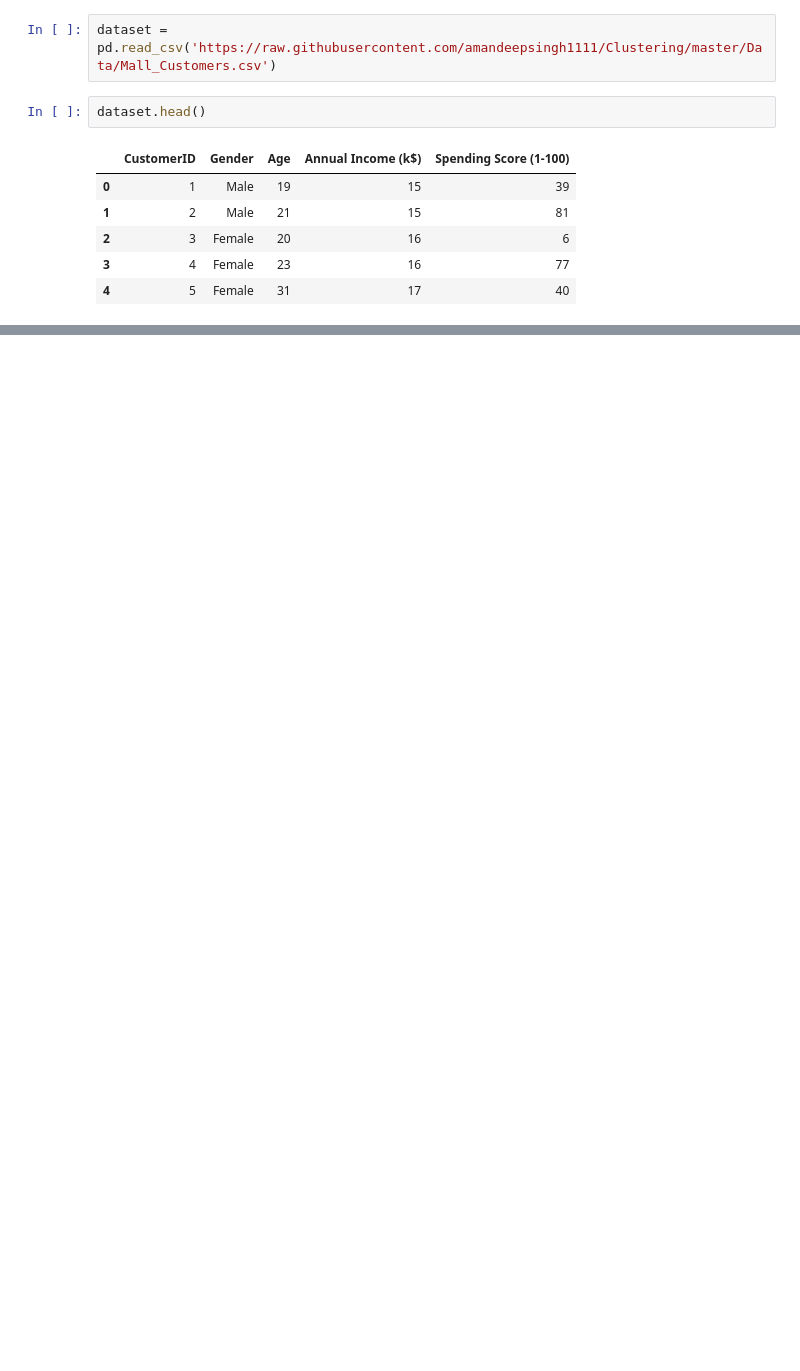
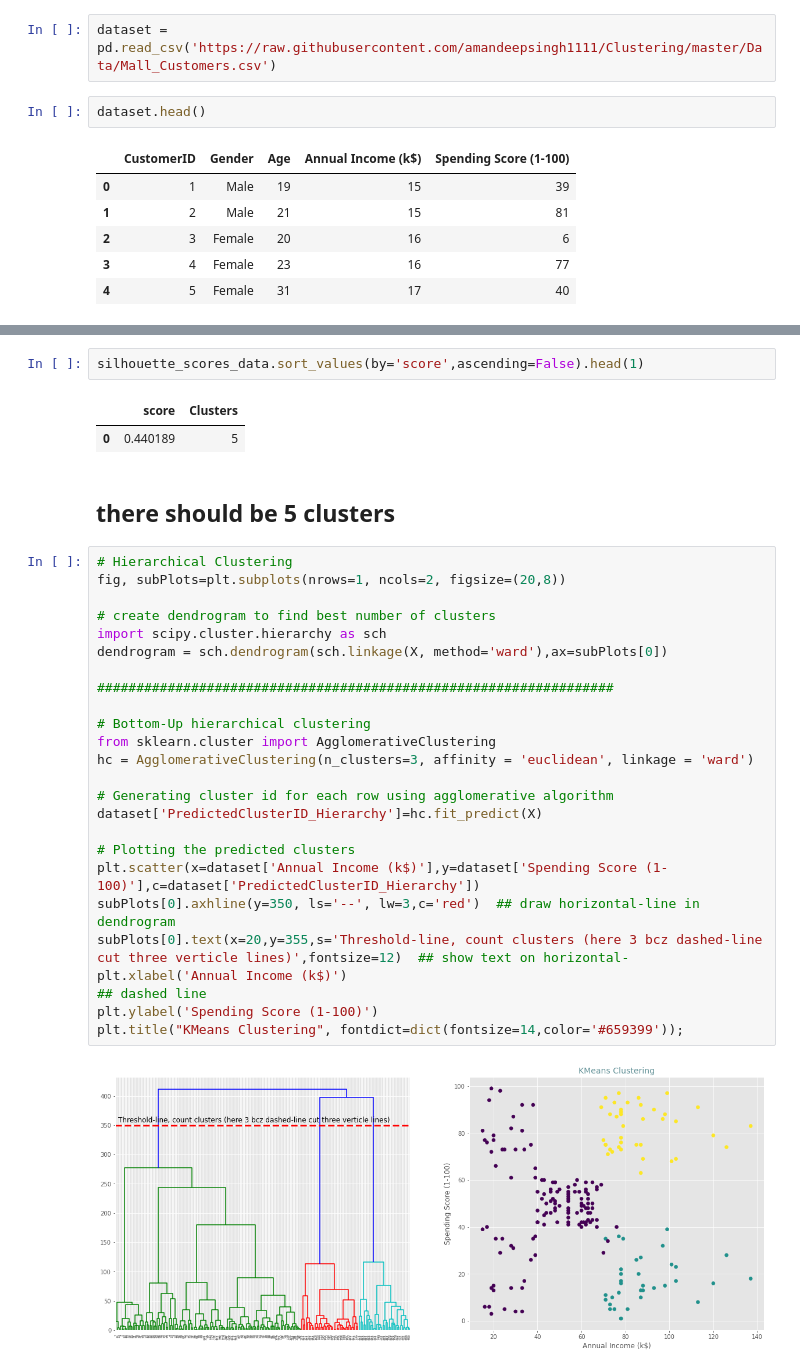
Before and after one commit to amandeepsingh1111/Clustering, a Jupyter notebook: KMeans.ipynb, the cells around one changed output, grey strips where cells are left out. Drawn from its saved outputs; the diff is of its cells as text; blank space fills up the shorter version.

```diff
--- a/KMeans.ipynb
+++ b/KMeans.ipynb
@@ -149,0 +142,33 @@ plt.hist(X[:,0]);
+# %%
+silhouette_scores_data.sort_values(by='score',ascending=False).head(1)
+# %% [output]
+|  | score | Clusters |
+| 0 | 0.440189 | 5 |
+# %% [markdown]
+## there should be 5 clusters
+# %%
+# Hierarchical Clustering
+fig, subPlots=plt.subplots(nrows=1, ncols=2, figsize=(20,8))
+
+# create dendrogram to find best number of clusters
+import scipy.cluster.hierarchy as sch
+dendrogram = sch.dendrogram(sch.linkage(X, method='ward'),ax=subPlots[0])
+
+##################################################################
+
+# Bottom-Up hierarchical clustering
+from sklearn.cluster import AgglomerativeClustering
+hc = AgglomerativeClustering(n_clusters=3, affinity = 'euclidean', linkage = 'ward')
+
+# Generating cluster id for each row using agglomerative algorithm
+dataset['PredictedClusterID_Hierarchy']=hc.fit_predict(X)
+
+# Plotting the predicted clusters
+plt.scatter(x=dataset['Annual Income (k$)'],y=dataset['Spending Score (1-100)'],c=dataset['PredictedClusterID_Hierarchy'])
+subPlots[0].axhline(y=350, ls='--', lw=3,c='red')  ## draw horizontal-line in dendrogram
+subPlots[0].text(x=20,y=355,s='Threshold-line, count clusters (here 3 bcz dashed-line cut three verticle lines)',fontsize=12)  ## show text on horizontal-
+plt.xlabel('Annual Income (k$)')                                                                                               ## dashed line
+plt.ylabel('Spending Score (1-100)')
+plt.title("KMeans Clustering", fontdict=dict(fontsize=14,color='#659399'));
+# %% [output]
+[figure, added]
```
Also changed, not shown: parts of 24 cells of this notebook.
